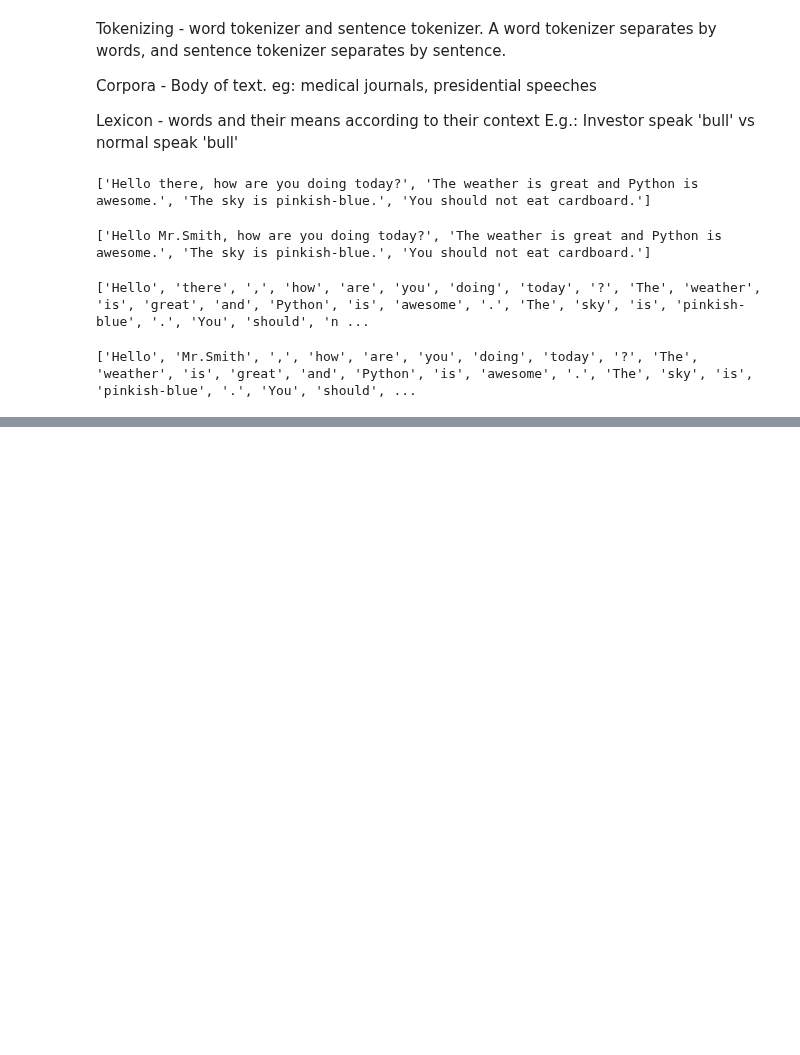
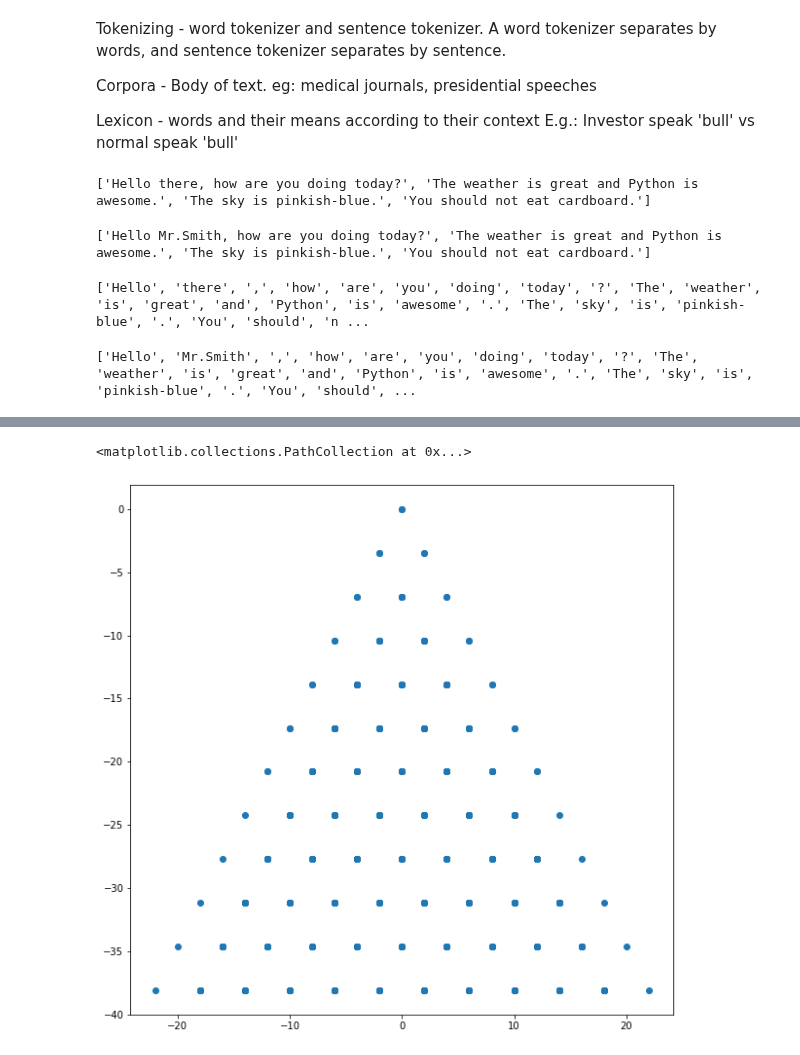
Before and after one commit to Pasindu19970808/Hands-on-Machine-Learning-Textbook-Exercises, a Jupyter notebook: DeepLearning_1/SpamClassifier/NaiveBayesTheory.ipynb, the cells around one changed output, grey strips where cells are left out. Saved outputs shown, nothing was run; the diff lists cells and outputs as text; code cells hidden in the pictures; blank space fills up the shorter version.

```diff
--- a/DeepLearning_1/SpamClassifier/NaiveBayesTheory.ipynb
+++ b/DeepLearning_1/SpamClassifier/NaiveBayesTheory.ipynb
@@ -71,0 +158,15 @@ print(word_tokenize(example_text2))
+# %%
+import math
+def plot(axess,x,y):
+    axess.plot(x,y)
+coordinates = []
+def draw_triangles(start, depth, current_depth,line_size):
+    if(current_depth <= depth):
+        current_depth += 1
+        new_points = [[start[0] + (line_size/2),start[1] - math.sqrt(line_size**2 - (line_size/2)**2)],[start[0] - (line_size/2),start[1] - math.sqrt(line_size**2 - (line_size/2)**2)]]
+        for points in new_points:
+            coordinates.append(points)
+            #ax.plot(points[0],points[1],color = 'red')
+            draw_triangles(points,depth,current_depth,line_size)
+    else:
+        return coordinates
@@ -71,0 +175,10 @@ print(word_tokenize(example_text2))
+# %%
+coordinates.insert(0,[0,0])
+# %%
+coord_list = list(zip(*(coordinates)))
+# %%
+fig,ax = plt.subplots(1,1,figsize = (10,10))
+ax.scatter(coord_list[0],coord_list[1])
+# %% [output]
+<matplotlib.collections.PathCollection at 0x...>
+[figure, added]
```
Also changed, not shown: parts of 20 cells of this notebook.
